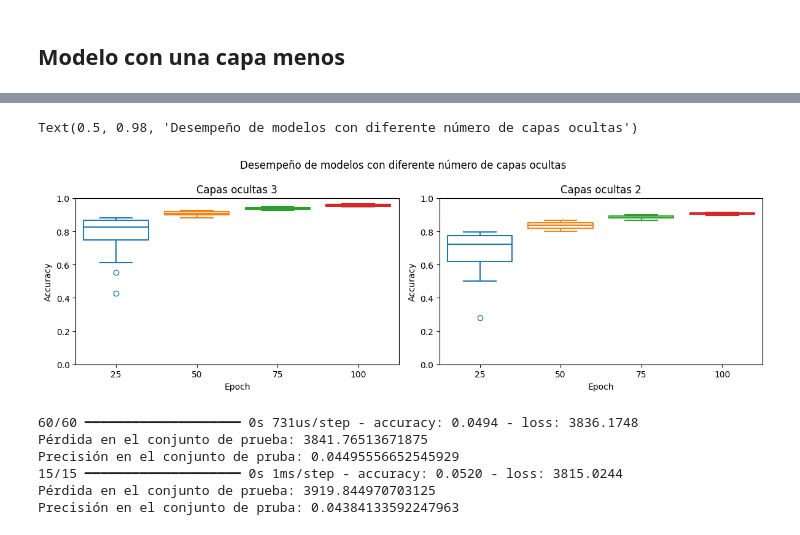
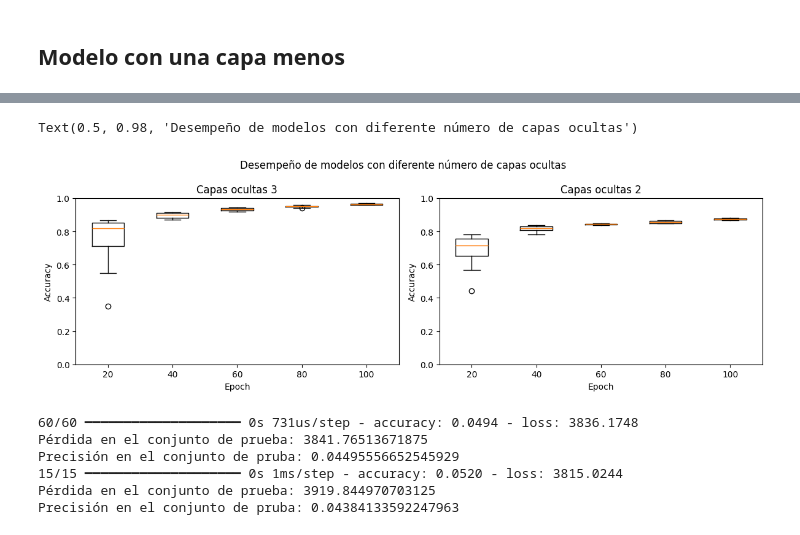
Before and after one commit to ManuOrdz/TalentoTech, a Jupyter notebook: Actividades/Clasificaccion.ipynb, the cells around one changed output, grey strips where cells are left out. Cells and saved outputs as stored; diff of their text form; code cells hidden in the pictures.

```diff
--- a/Actividades/Clasificaccion.ipynb
+++ b/Actividades/Clasificaccion.ipynb
@@ -151,19 +158,21 @@ pd.DataFrame(history1.history).plot(grid=True, ax=ax[1])
 # %%
 fig, axs = plt.subplots(ncols=2, tight_layout=True, figsize=(12,4))
 axs[0].set_ylim([0, 1])
 axs[1].set_ylim([0, 1])
-for i in range(4):
-    sns.boxplot(x=(i+1)*25,y= history.history['accuracy'][(i)*25:(i+1)*25],ax=axs[0], fill=False)
-    sns.boxplot(x=(i+1)*25,y=history1.history['accuracy'][(i)*25:(i+1)*25],ax=axs[1], fill=False)
+accuracy = [history.history['accuracy'][i*(20):(i+1)*20] for i in range(5)]
+accuracy1 = [history1.history['accuracy'][i*(20):(i+1)*20] for i in range(5)]
+labels = [str((i+1)*20) for i in range(5)]
+axs[0].boxplot(x=accuracy, tick_labels=labels)
+axs[1].boxplot(x=accuracy1, tick_labels=labels)
 for ax in axs:
     ax.set_xlabel('Epoch')
     ax.set_ylabel('Accuracy')
 axs[0].set_title('Capas ocultas 3')
 axs[1].set_title('Capas ocultas 2')
 fig.suptitle('Desempeño de modelos con diferente número de capas ocultas')
 # %% [output]
 Text(0.5, 0.98, 'Desempeño de modelos con diferente número de capas ocultas')
-[figure, old version]
+[figure, new version]
 # %%
 loss, accuracy = model.evaluate(X_train, y_train)
 print('Pérdida en el conjunto de prueba:', loss)
```
Also changed, not shown: parts of 5 cells of this notebook, 1 other file.
